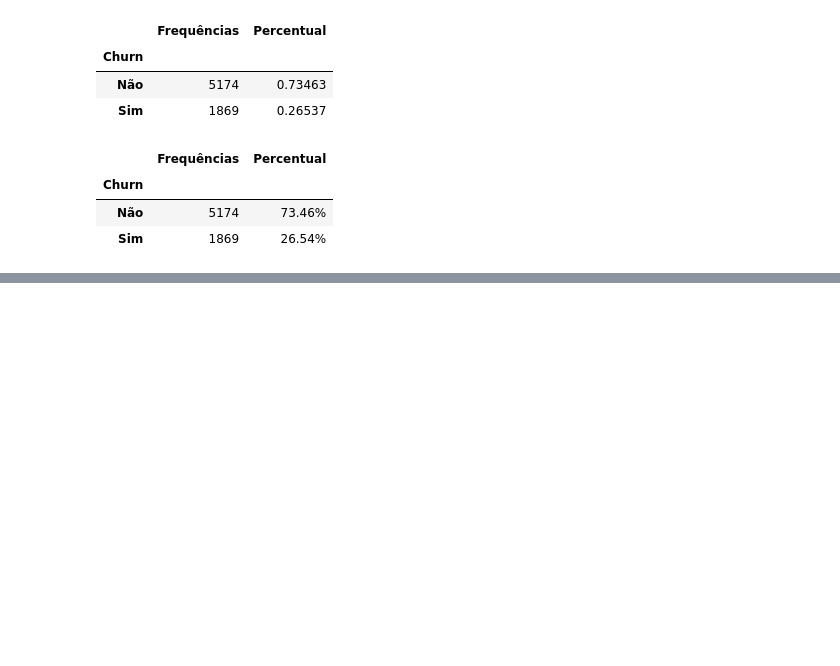
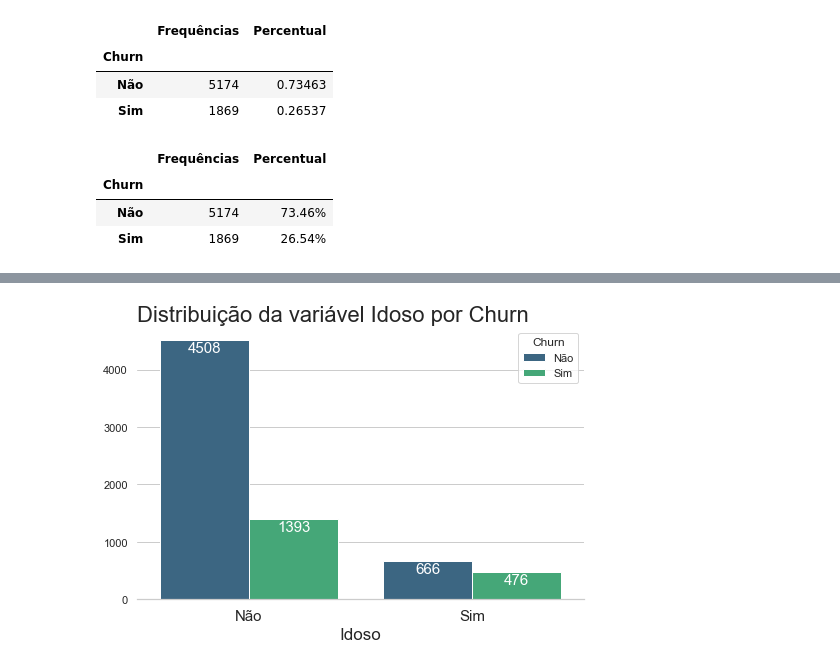
Before and after one commit to Dev-Zz/alura_challenge, a Jupyter notebook: Alura Challenge/Alura Challenge Semana 2.ipynb, the cells around one changed output, grey strips where cells are left out. Saved outputs shown, nothing was run; the diff lists cells and outputs as text; code cells hidden in the pictures; blank space fills up the shorter version.

```diff
--- a/Alura Challenge/Alura Challenge Semana 2.ipynb
+++ b/Alura Challenge/Alura Challenge Semana 2.ipynb
@@ -73,0 +111,8 @@ Pass the following variable as a keyword arg: x. From version 0.12, the only val
+# %%
+plot_countplot(data=dataset,
+               x='Idoso',
+               title='Distribuição da variável Idoso por Churn',
+               label_x='Idoso',
+               hue='Churn')
+# %% [output]
+[figure, added]
```
Also changed, not shown: parts of 23 cells of this notebook, 2 other files.
